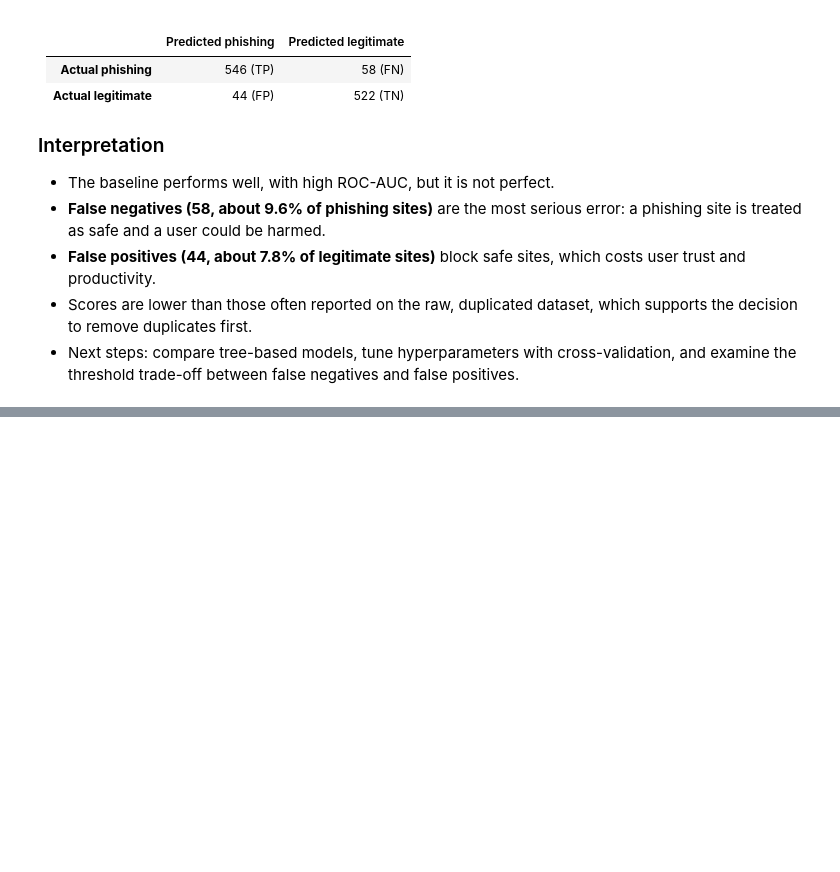
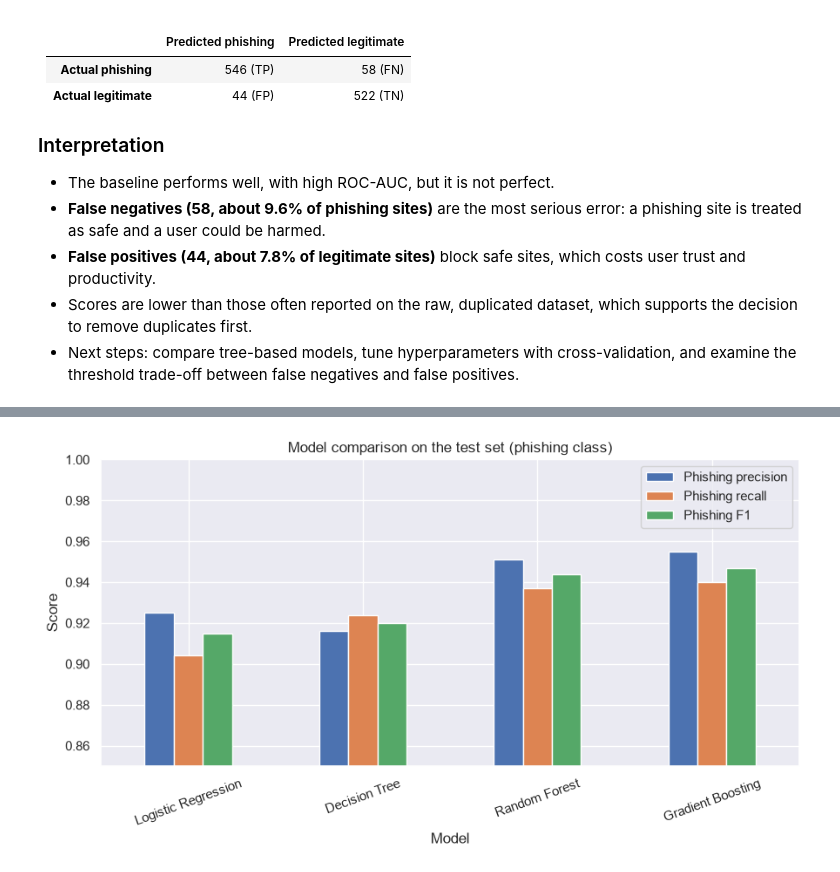
Before and after one commit to Hackme-code/ict606-phishing-detection, a Jupyter notebook: notebooks/02_modelling.ipynb, the cells around one changed output, grey strips where cells are left out. Drawn from its saved outputs; the diff is of its cells as text; code cells hidden in the pictures; blank space fills up the shorter version.

Commit message:
Add model comparison and fix FN/FP labels

```diff
--- a/notebooks/02_modelling.ipynb
+++ b/notebooks/02_modelling.ipynb
@@ -112,0 +151,22 @@ ROC-AUC: 0.9737936723375377
+# %%
+test_rows = []
+fitted = {}
+for name, model in models.items():
+    model.fit(X_train, y_train)
+    fitted[name] = model
+    pred = model.predict(X_test)
+    tn, fp, fn, tp = confusion_matrix(y_test, pred, labels=[1, -1]).ravel()
+    # labels=[1, -1] makes "phishing (-1)" the positive class in this table
+    test_rows.append({
+        "Model": name,
+        "Accuracy": (pred == y_test).mean(),
+        "Phishing precision": precision_score(y_test, pred, pos_label=-1),
+        "Phishing recall": recall_score(y_test, pred, pos_label=-1),
+        "Phishing F1": f1_score(y_test, pred, pos_label=-1),
+        "ROC-AUC": roc_auc_score(y_test, model.predict_proba(X_test)[:, 1]),
+        "False negatives": fn,   # phishing predicted legitimate
+        "False positives": fp,   # legitimate predicted phishing
+    })
+
+test_results = pd.DataFrame(test_rows).set_index("Model").round(3)
+test_results
@@ -112,0 +180,13 @@ ROC-AUC: 0.9737936723375377
+# %%
+test_results[["Phishing precision", "Phishing recall", "Phishing F1"]].plot(
+    kind="bar", figsize=(9, 5)
+)
+plt.title("Model comparison on the test set (phishing class)")
+plt.ylabel("Score")
+plt.ylim(0.85, 1.0)
+plt.xticks(rotation=20)
+plt.tight_layout()
+plt.savefig("../reports/model_comparison.png", dpi=150)
+plt.show()
+# %% [output]
+[figure, added]
```
Also changed, not shown: parts of 4 cells of this notebook, 2 other files.
